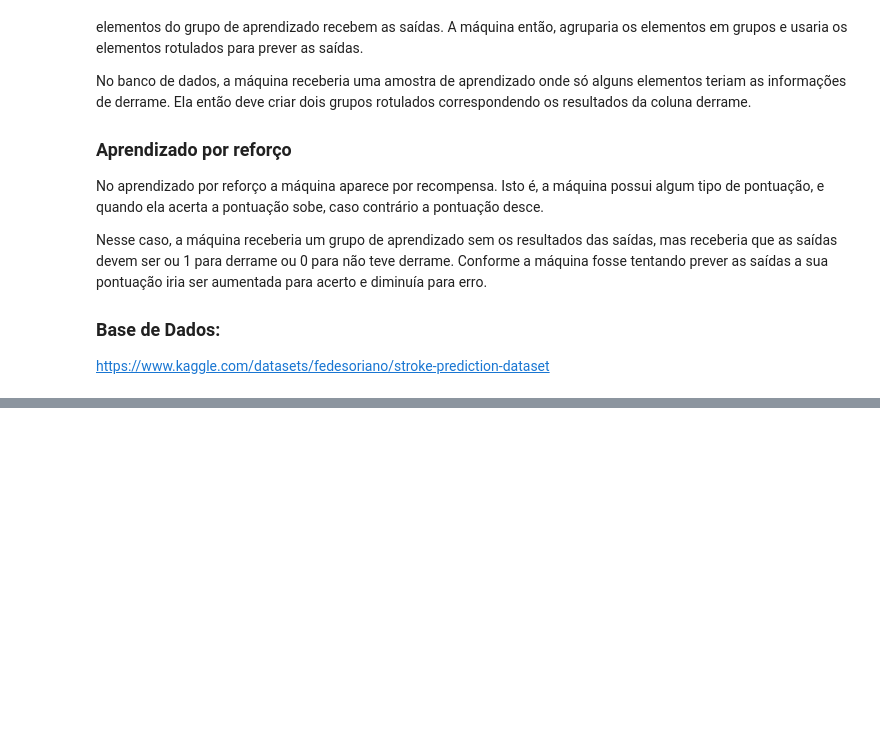
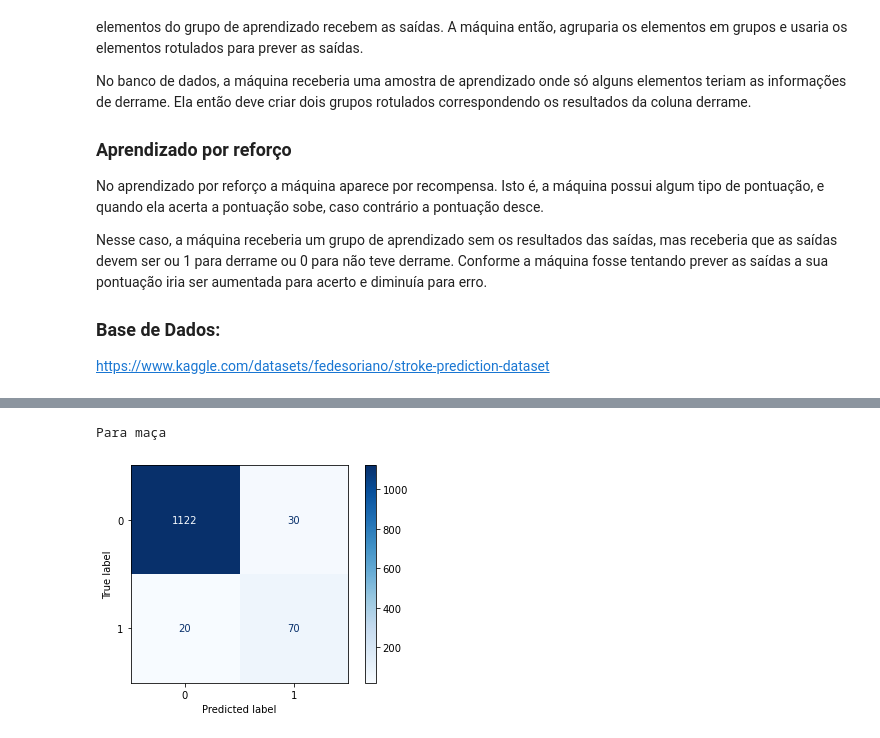
Before and after one commit to Gabriel-Araujo/prova1IA, a Jupyter notebook: Prova.ipynb, the cells around one changed output, grey strips where cells are left out. Cells and saved outputs as stored; diff of their text form; code cells hidden in the pictures; blank space fills up the shorter version.

```diff
--- a/Prova.ipynb
+++ b/Prova.ipynb
@@ -203,0 +392,9 @@ $ \frac{70 + 1122}{70 + 30} = 0,959 $
+# %%
+print("Para maça")
+cs = confusion_matrix(y_maca_true, y_maca_pred)
+disp = ConfusionMatrixDisplay(cs)
+disp.plot(cmap=plt.cm.Blues)
+plt.show()
+# %% [output]
+Para maça
+[figure, added]
```
Also changed, not shown: parts of 16 cells of this notebook.
